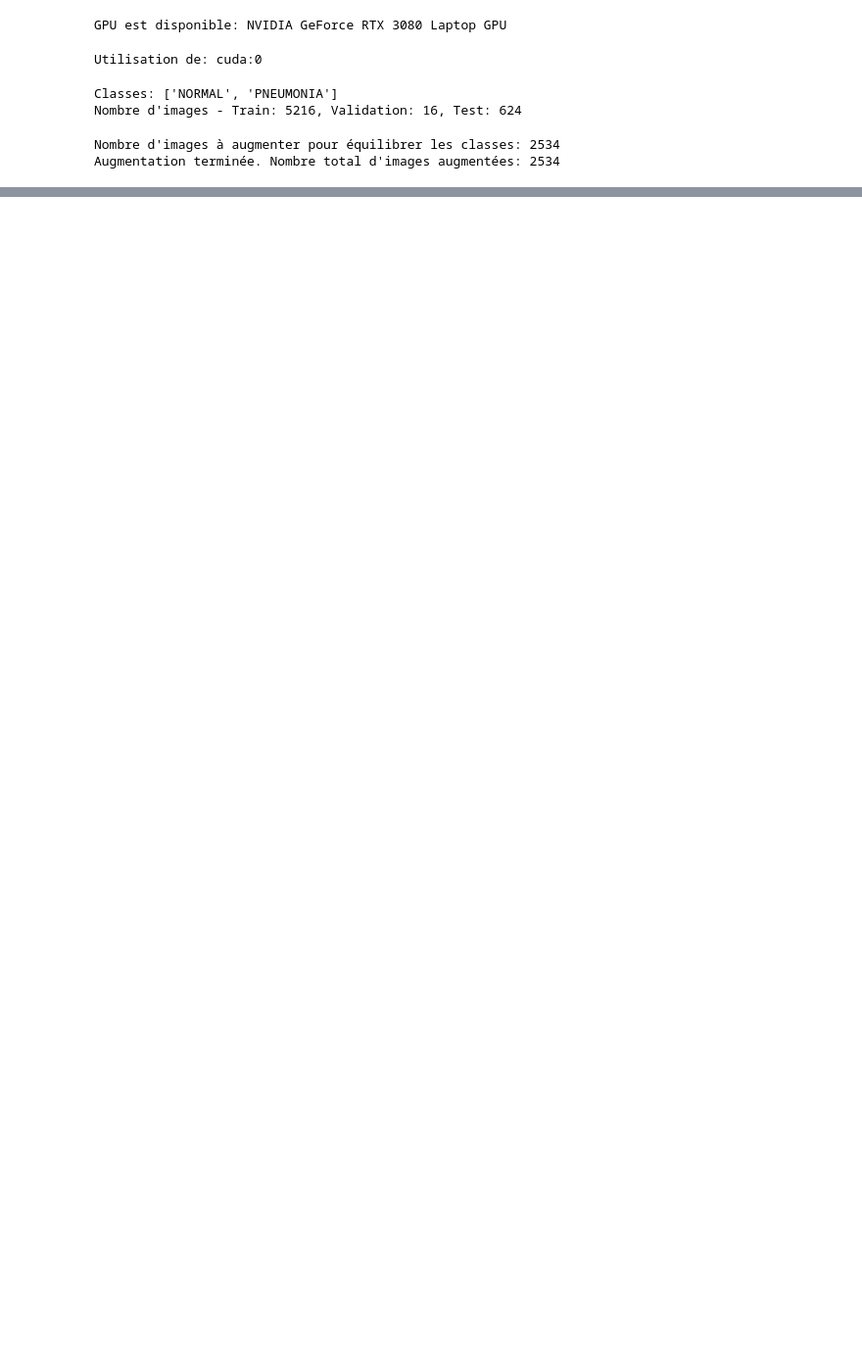
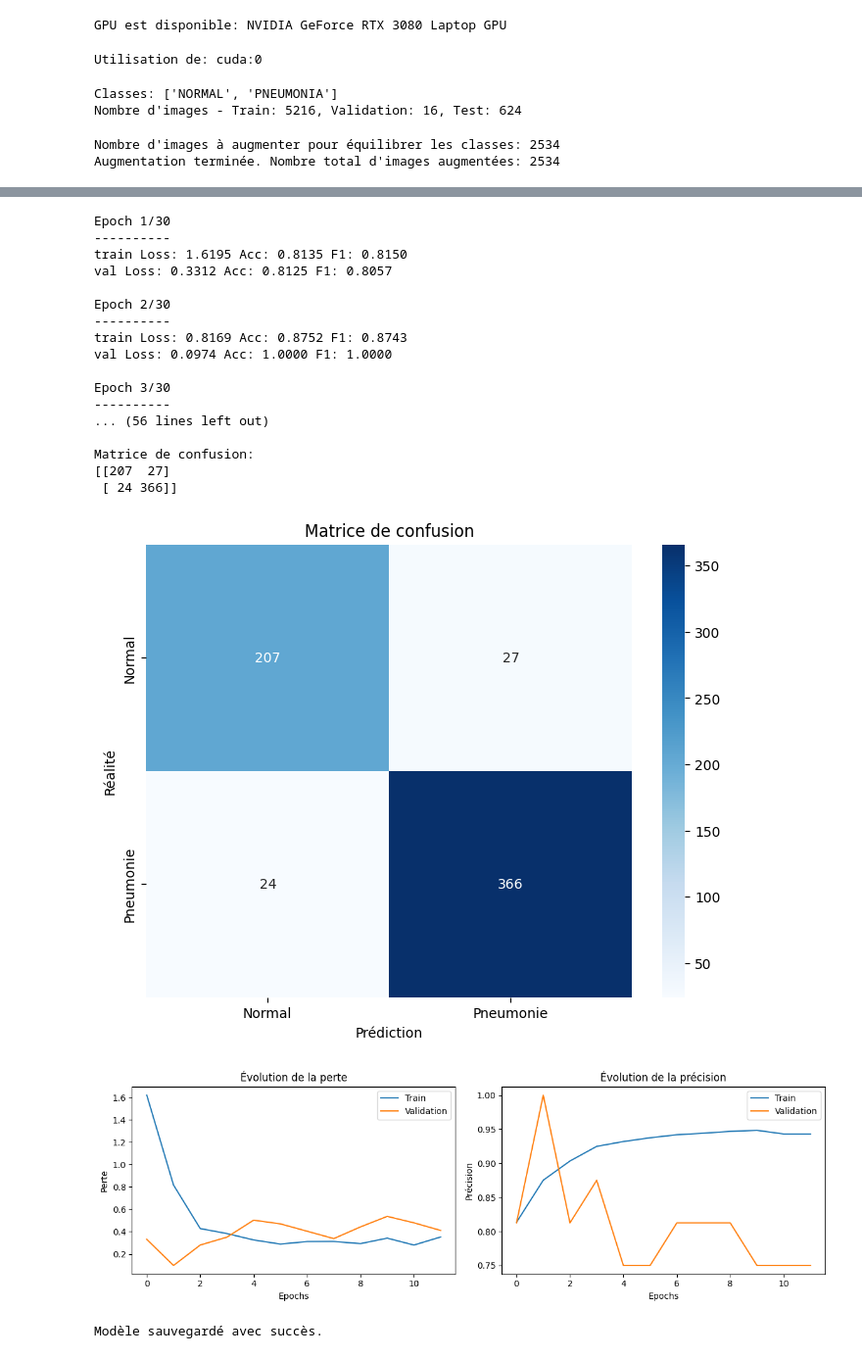
Before and after one commit to HACHIMIATMANE/pneumonia-detection_model, a Jupyter notebook: Model.ipynb, the cells around one changed output, grey strips where cells are left out. Shown at 98% size. Saved outputs shown, nothing was run; the diff lists cells and outputs as text; code cells hidden in the pictures; blank space fills up the shorter version.

```diff
--- a/Model.ipynb
+++ b/Model.ipynb
@@ -163,15 +159,18 @@ data_dir = data_root  # Utiliser data_root comme chemin racine
 # Transformations d'images
 data_transforms = {
     'train': transforms.Compose([
-        transforms.Resize((224, 224)),
+        transforms.RandomResizedCrop(224, scale=(0.8, 1.0)),
+        transforms.RandomRotation(15),
+        transforms.RandomAffine(degrees=0, translate=(0.1, 0.1)),
         transforms.RandomHorizontalFlip(),
-        transforms.RandomRotation(10),
         transforms.ColorJitter(brightness=0.2, contrast=0.2),
         transforms.ToTensor(),
-        transforms.Normalize([0.485, 0.456, 0.406], [0.229, 0.224, 0.225])
+        transforms.Normalize([0.485, 0.456, 0.406], [0.229, 0.224, 0.225]),
+        transforms.RandomErasing(p=0.2, scale=(0.02, 0.1))
     ]),
-    'val': transforms.Compose([
-        transforms.Resize((224, 224)),
+    'val':  transforms.Compose([
+        transforms.Resize(256),
+        transforms.CenterCrop(224),
         transforms.ToTensor(),
         transforms.Normalize([0.485, 0.456, 0.406], [0.229, 0.224, 0.225])
     ]),
@@ -476,0 +530,46 @@ Modèle sauvegardé avec succès.
+# %%
+if __name__ == "__main__":
+    # Créer le modèle
+    model = create_model()
+    model = model.to(device)
+
+    # Définir la fonction de perte et l'optimiseur
+    criterion = nn.CrossEntropyLoss()
+    optimizer = optim.Adam(model.parameters(), lr=0.001)
+
+    # Scheduler pour réduire le learning rate
+    scheduler = optim.lr_scheduler.StepLR(optimizer, step_size=5, gamma=0.1)
+
+    # Entraîner le modèle
+    model, history = train_model(model, criterion, optimizer, scheduler, num_epochs=30)
+
+    # Évaluer sur l'ensemble de test
+    evaluate_model(model)
+
+    # Visualiser l'évolution de l'entraînement
+    plot_training_history(history)
+
+    # Sauvegarder le modèle
+    torch.save(model.state_dict(), '11pneumonia_resnet34.pth')
+    print("Modèle sauvegardé avec succès.")
+# %% [output]
+Epoch 1/30
+----------
+train Loss: 1.6195 Acc: 0.8135 F1: 0.8150
+val Loss: 0.3312 Acc: 0.8125 F1: 0.8057
+
+Epoch 2/30
+----------
+train Loss: 0.8169 Acc: 0.8752 F1: 0.8743
+val Loss: 0.0974 Acc: 1.0000 F1: 1.0000
+
+Epoch 3/30
+----------
+... (56 lines left out)
+
+Matrice de confusion:
+[[207  27]
+ [ 24 366]]
+[figure, added]
+[figure, added]
+Modèle sauvegardé avec succès.
```
Also changed, not shown: parts of 7 cells of this notebook, 4 other files.
